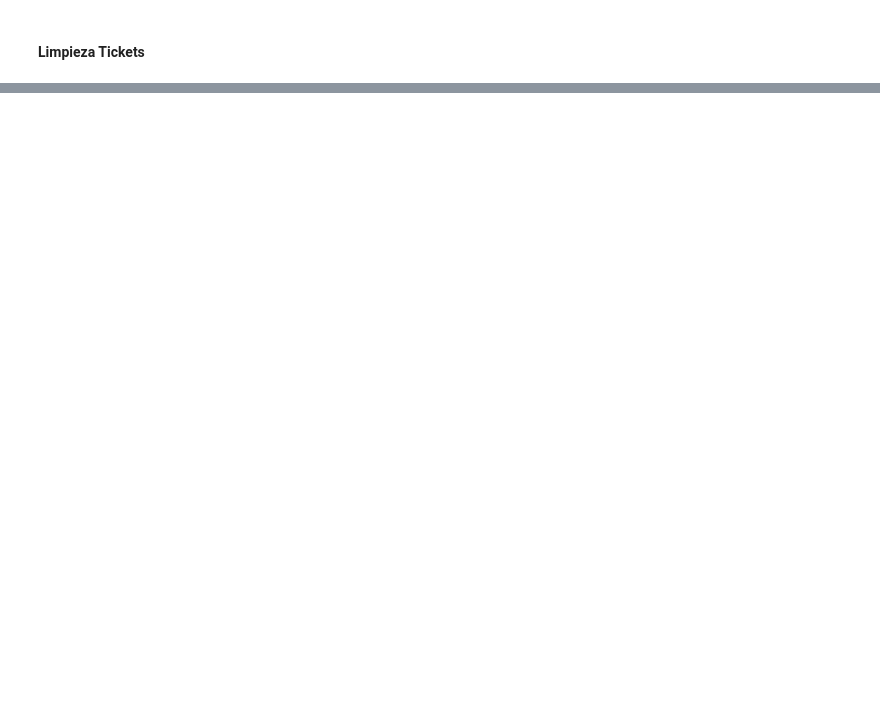
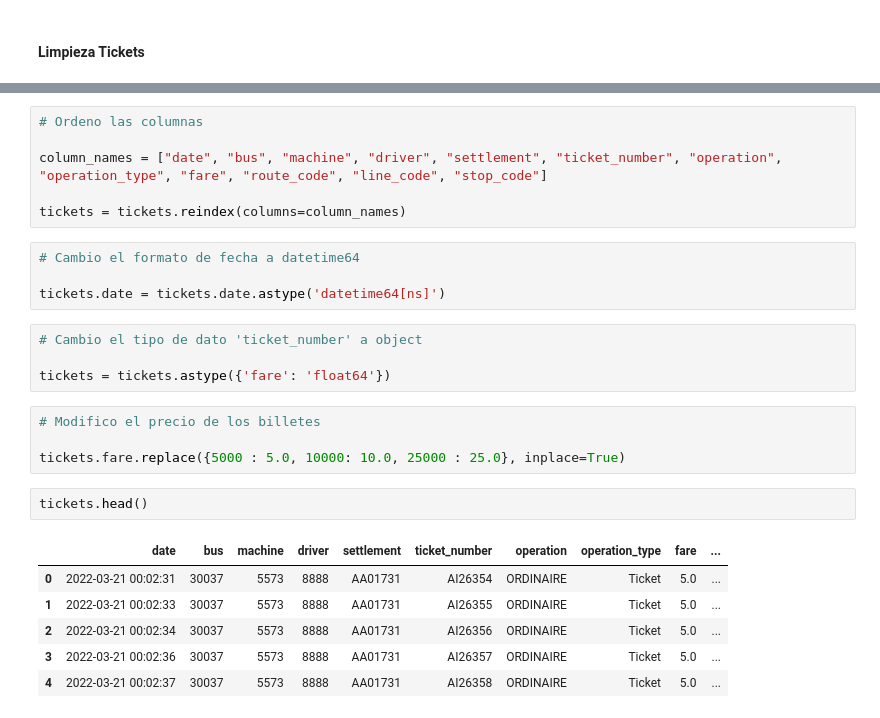
Before and after one commit to Arturo-Rodriguez-Moreno/Transport_proyect, a Jupyter notebook: notebook/clean_tickets.ipynb, the cells around one changed output, grey strips where cells are left out. Drawn from its saved outputs; the diff is of its cells as text; blank space fills up the shorter version.

```diff
--- a/notebook/clean_tickets.ipynb
+++ b/notebook/clean_tickets.ipynb
@@ -150,3 +214,30 @@ memory usage: 107.7 MB
+# %%
+# Ordeno las columnas
+
+column_names = ["date", "bus", "machine", "driver", "settlement", "ticket_number", "operation", "operation_type", "fare", "route_code", "line_code", "stop_code"]
+
+tickets = tickets.reindex(columns=column_names)
+# %%
+# Cambio el formato de fecha a datetime64
+
+tickets.date = tickets.date.astype('datetime64[ns]')
+# %%
+# Cambio el tipo de dato 'ticket_number' a object
+
+tickets = tickets.astype({'fare': 'float64'})
+# %%
+# Modifico el precio de los billetes
+
+tickets.fare.replace({5000 : 5.0, 10000: 10.0, 25000 : 25.0}, inplace=True)
+# %%
+tickets.head()
+# %% [output]
+|  | date | bus | machine | driver | settlement | ticket_number | operation | operation_type | fare | ... |
+| 0 | 2022-03-21 00:02:31 | 30037 | 5573 | 8888 | AA01731 | AI26354 | ORDINAIRE | Ticket | 5.0 | ... |
+| 1 | 2022-03-21 00:02:33 | 30037 | 5573 | 8888 | AA01731 | AI26355 | ORDINAIRE | Ticket | 5.0 | ... |
+| 2 | 2022-03-21 00:02:34 | 30037 | 5573 | 8888 | AA01731 | AI26356 | ORDINAIRE | Ticket | 5.0 | ... |
+| 3 | 2022-03-21 00:02:36 | 30037 | 5573 | 8888 | AA01731 | AI26357 | ORDINAIRE | Ticket | 5.0 | ... |
+| 4 | 2022-03-21 00:02:37 | 30037 | 5573 | 8888 | AA01731 | AI26358 | ORDINAIRE | Ticket | 5.0 | ... |
 # %%
 tickets.info()
 # %% [output]
```
Also changed, not shown: parts of 28 cells of this notebook.
